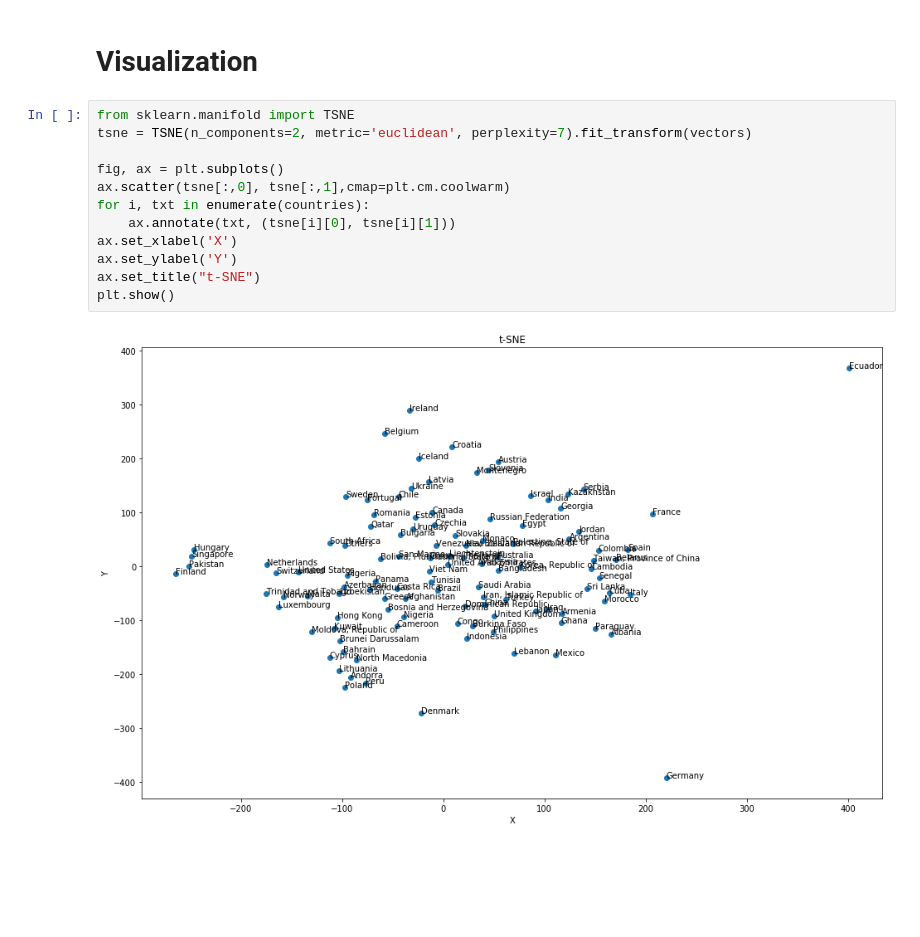
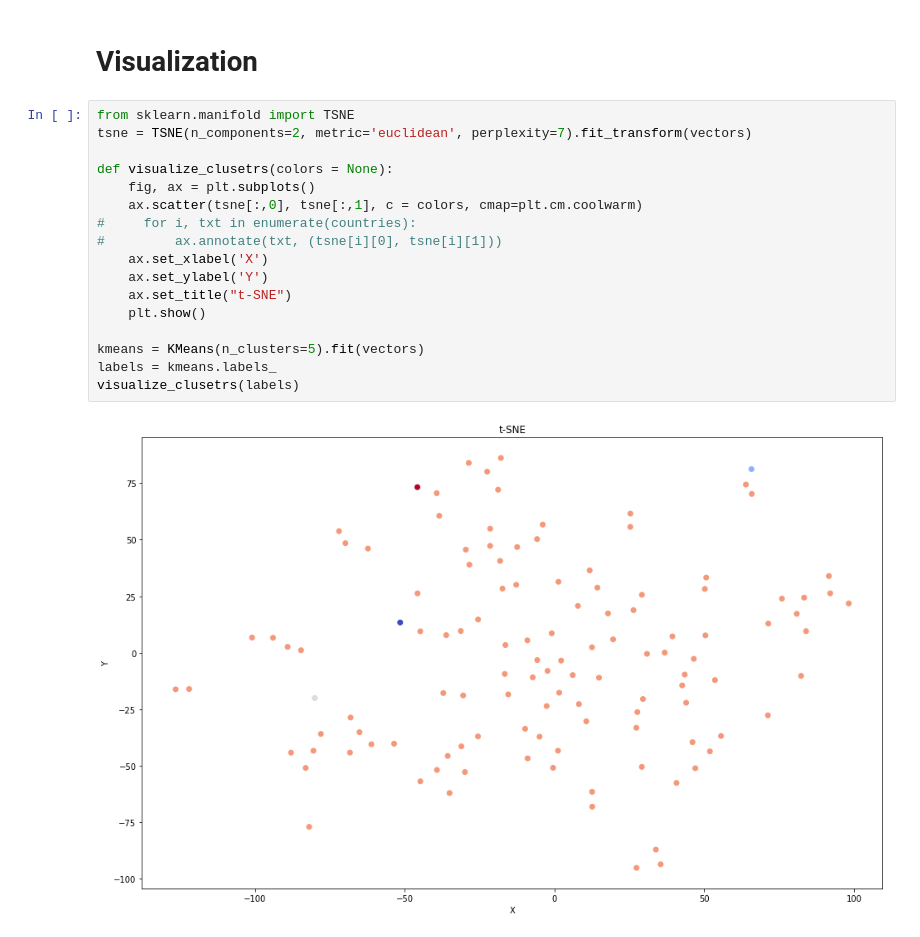
Before and after one commit to Klooskie/CoronaVirusDataExploration, a Jupyter notebook: WHOClustering.ipynb, the cells around one changed output. Cells and saved outputs as stored; diff of their text form; blank space fills up the shorter version.

Commit message:
Clustering of WHO data

```diff
--- a/WHOClustering.ipynb
+++ b/WHOClustering.ipynb
@@ -126,14 +163,19 @@ vectors.shape
 # %%
 from sklearn.manifold import TSNE
 tsne = TSNE(n_components=2, metric='euclidean', perplexity=7).fit_transform(vectors)
 
-fig, ax = plt.subplots()
-ax.scatter(tsne[:,0], tsne[:,1],cmap=plt.cm.coolwarm)
-for i, txt in enumerate(countries):
-    ax.annotate(txt, (tsne[i][0], tsne[i][1]))
-ax.set_xlabel('X')
-ax.set_ylabel('Y')
-ax.set_title("t-SNE")
-plt.show()
+def visualize_clusetrs(colors = None):
+    fig, ax = plt.subplots()
+    ax.scatter(tsne[:,0], tsne[:,1], c = colors, cmap=plt.cm.coolwarm)
+#     for i, txt in enumerate(countries):
+#         ax.annotate(txt, (tsne[i][0], tsne[i][1]))
+    ax.set_xlabel('X')
+    ax.set_ylabel('Y')
+    ax.set_title("t-SNE")
+    plt.show()
+
+kmeans = KMeans(n_clusters=5).fit(vectors)
+labels = kmeans.labels_
+visualize_clusetrs(labels)
 # %% [output]
-[figure, old version]
+[figure, new version]
```
Also changed, not shown: parts of 5 cells of this notebook, 3 other files.
